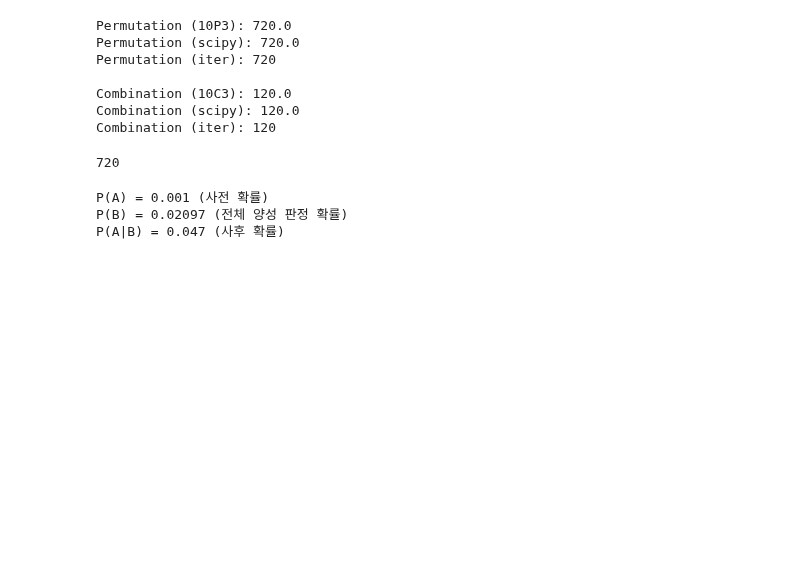
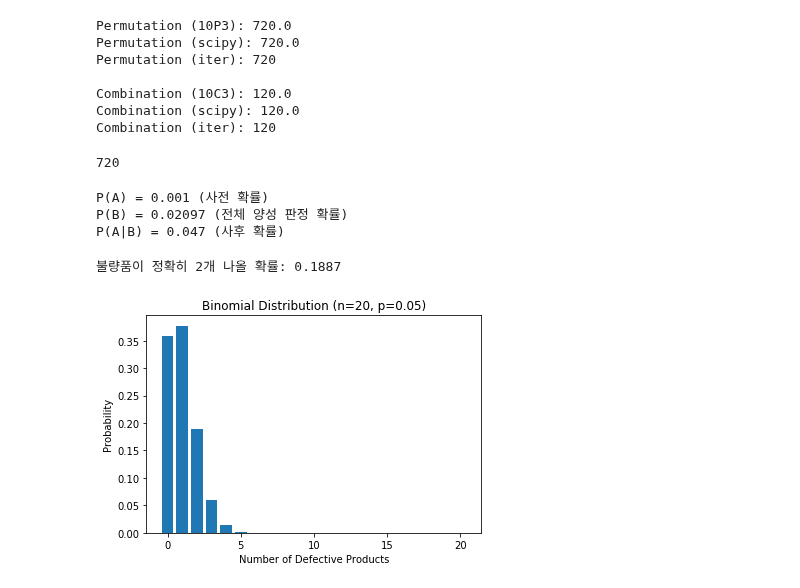
Before and after one commit to kangspa/ADP-study, a Jupyter notebook: PracticeTest/practice.ipynb, the cells around one changed output. Drawn from its saved outputs; the diff is of its cells as text; code cells hidden in the pictures; blank space fills up the shorter version.

```diff
--- a/PracticeTest/practice.ipynb
+++ b/PracticeTest/practice.ipynb
@@ -157,3 +157,25 @@ print(f"P(A|B) = {p_a_given_b:.3f} (사후 확률)")
 P(A) = 0.001 (사전 확률)
 P(B) = 0.02097 (전체 양성 판정 확률)
 P(A|B) = 0.047 (사후 확률)
+# %%
+from scipy.stats import binom
+import matplotlib.pyplot as plt
+import numpy as np
+
+n, p = 20, 0.05
+k = 2
+
+# P(X=k) - pmf 사용
+prob = binom.pmf(k, n, p)
+print(f"불량품이 정확히 {k}개 나올 확률: {prob:.4f}") # 0.1887
+
+# 시각화
+x = np.arange(0, n+1)
+plt.bar(x, binom.pmf(x, n, p))
+plt.title(f"Binomial Distribution (n={n}, p={p})")
+plt.xlabel("Number of Defective Products")
+plt.ylabel("Probability")
+plt.show()
+# %% [output]
+불량품이 정확히 2개 나올 확률: 0.1887
+[figure, added]
```
Also changed, not shown: parts of 2 cells of this notebook, 5 other files.
